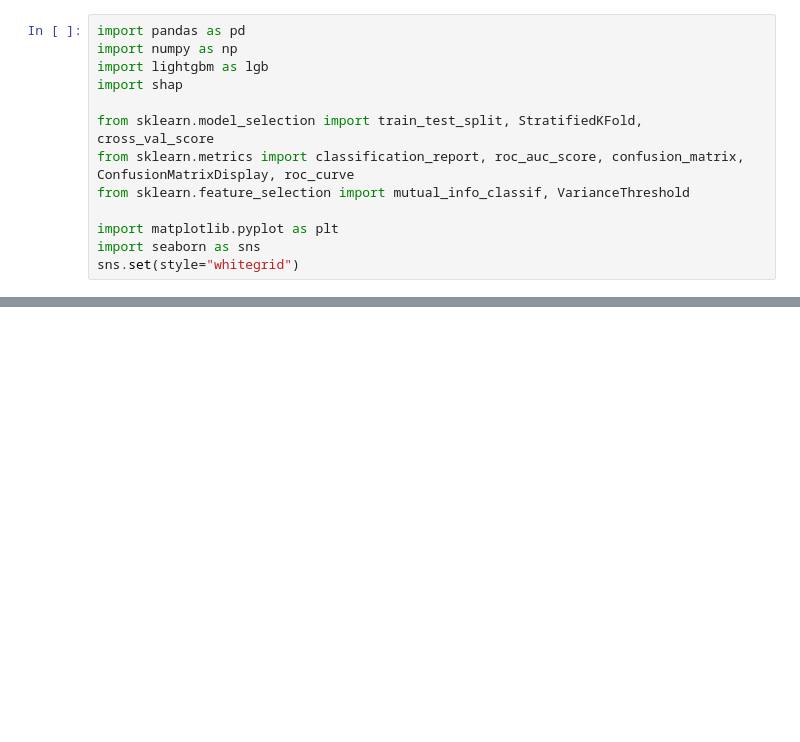
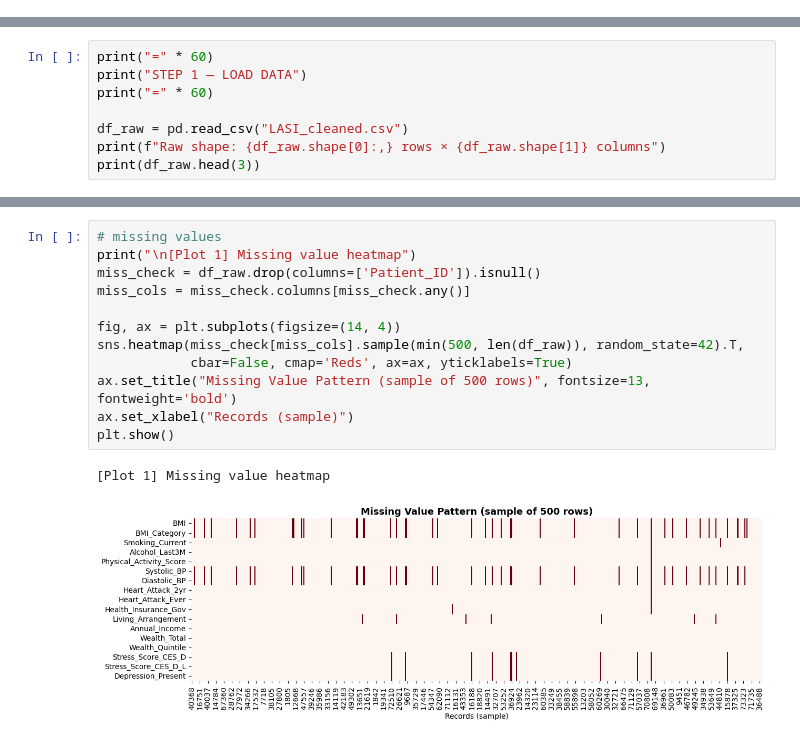
Before and after one commit to sumedh019/Cardio-Risk-Analysis, a Jupyter notebook: Cardio_vascular.ipynb, the cells around one changed output, grey strips where cells are left out. Drawn from its saved outputs; the diff is of its cells as text; blank space fills up the shorter version.

```diff
--- a/Cardio_vascular.ipynb
+++ b/Cardio_vascular.ipynb
@@ -1,13 +0,0 @@
-# %%
-import pandas as pd
-import numpy as np
-import lightgbm as lgb
-import shap
-
-from sklearn.model_selection import train_test_split, StratifiedKFold, cross_val_score
-from sklearn.metrics import classification_report, roc_auc_score, confusion_matrix, ConfusionMatrixDisplay, roc_curve
-from sklearn.feature_selection import mutual_info_classif, VarianceThreshold
-
-import matplotlib.pyplot as plt
-import seaborn as sns
-sns.set(style="whitegrid")
@@ -197,0 +12,8 @@ shap.summary_plot(shap_values, X_test, plot_type="bar")
+# %%
+print("=" * 60)
+print("STEP 1 — LOAD DATA")
+print("=" * 60)
+
+df_raw = pd.read_csv("LASI_cleaned.csv")
+print(f"Raw shape: {df_raw.shape[0]:,} rows × {df_raw.shape[1]} columns")
+print(df_raw.head(3))
@@ -197,0 +220,15 @@ shap.summary_plot(shap_values, X_test, plot_type="bar")
+# %%
+# missing values
+print("\n[Plot 1] Missing value heatmap")
+miss_check = df_raw.drop(columns=['Patient_ID']).isnull()
+miss_cols = miss_check.columns[miss_check.any()]
+
+fig, ax = plt.subplots(figsize=(14, 4))
+sns.heatmap(miss_check[miss_cols].sample(min(500, len(df_raw)), random_state=42).T,
+            cbar=False, cmap='Reds', ax=ax, yticklabels=True)
+ax.set_title("Missing Value Pattern (sample of 500 rows)", fontsize=13, fontweight='bold')
+ax.set_xlabel("Records (sample)")
+plt.show()
+# %% [output]
+[Plot 1] Missing value heatmap
+[figure, added]
```
Also changed, not shown: parts of 46 cells of this notebook.
